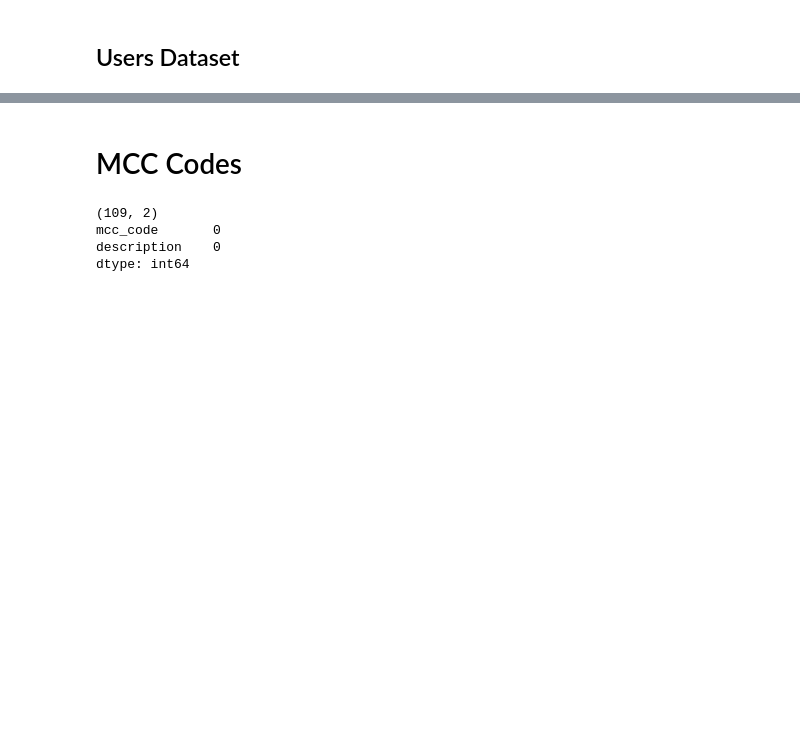
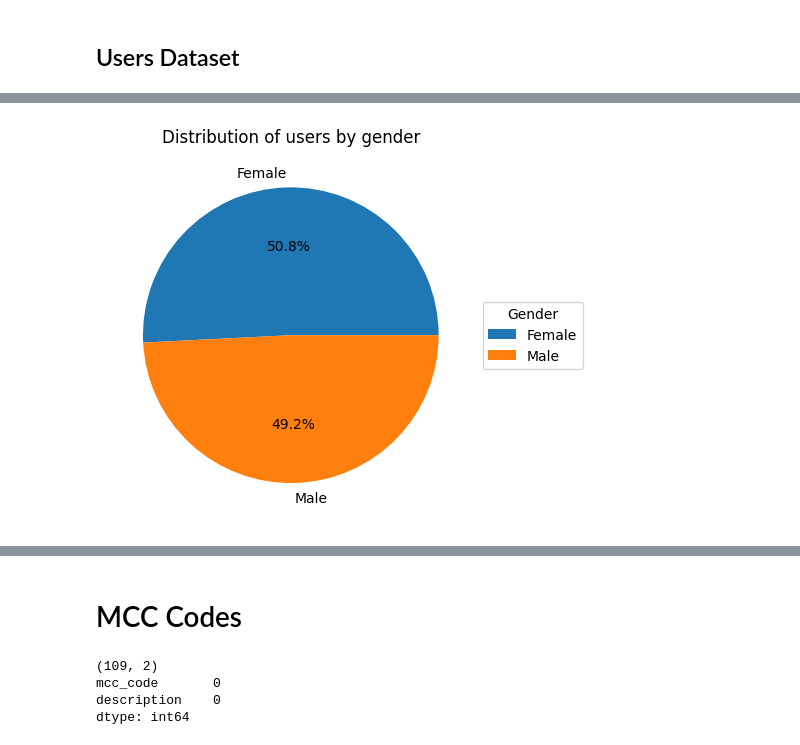
Before and after one commit to hlnetr21354/Financial-Transactions-Analysis, a Jupyter notebook: notebook/transform_data_eda.ipynb, the cells around one changed output, grey strips where cells are left out. Cells and saved outputs as stored; diff of their text form; code cells hidden in the pictures; blank space fills up the shorter version.

```diff
--- a/notebook/transform_data_eda.ipynb
+++ b/notebook/transform_data_eda.ipynb
@@ -560,0 +606,9 @@ for i in income_df:
+# %%
+gender_df = pd.DataFrame(user_df.groupby('gender')['id'].nunique()).reset_index()
+
+plt.pie(gender_df['id'], labels=gender_df['gender'], autopct='%1.1f%%')
+plt.title('Distribution of users by gender')
+plt.legend(title='Gender', loc='center left', bbox_to_anchor=(1, 0.5))
+plt.show()
+# %% [output]
+[figure, added]
```
Also changed, not shown: parts of 19 cells of this notebook.
